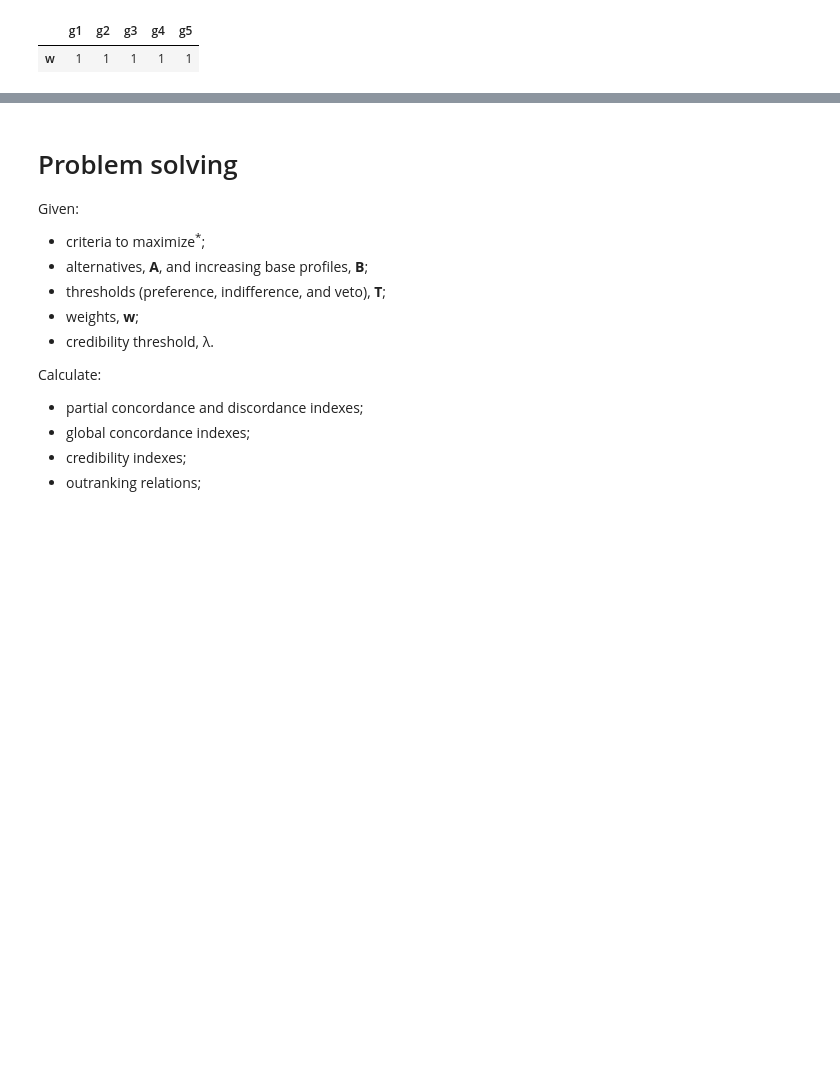
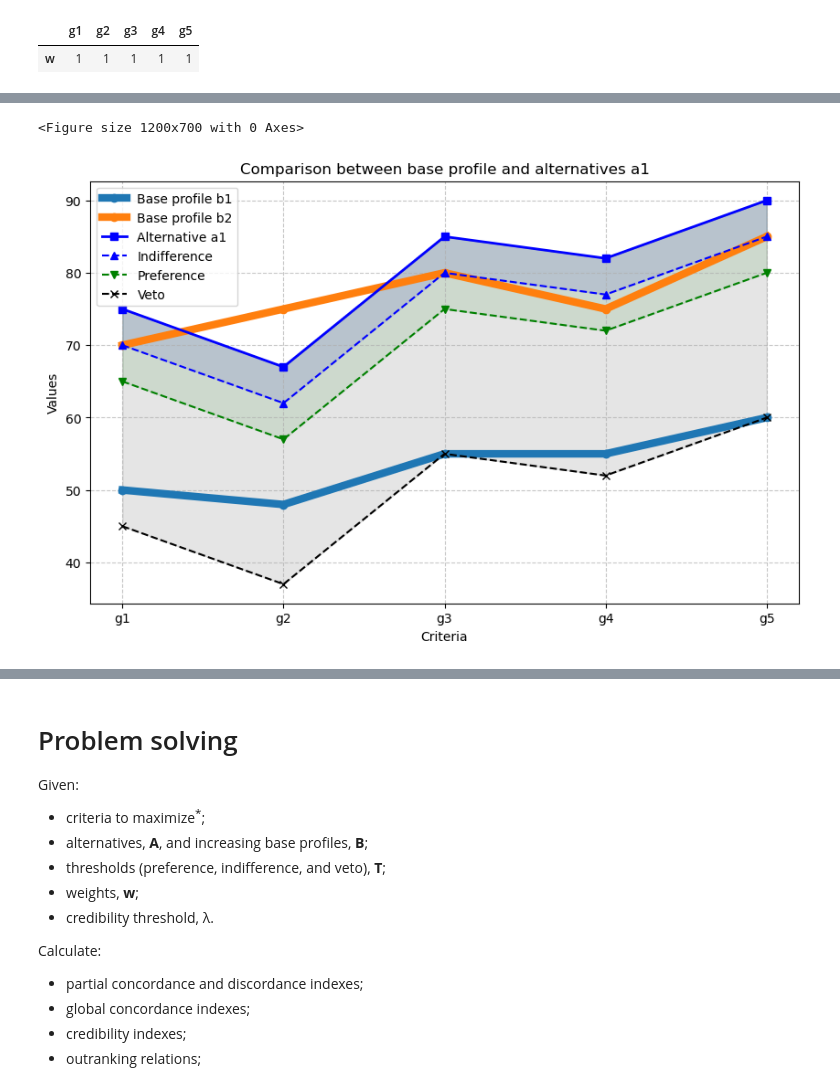
Before and after one commit to cghiaus/ELECTRE_Tri, a Jupyter notebook: docs/explanation/electre_tri-b_explained.ipynb, the cells around one changed output, grey strips where cells are left out. Saved outputs shown, nothing was run; the diff lists cells and outputs as text; code cells hidden in the pictures; blank space fills up the shorter version.

```diff
--- a/docs/explanation/electre_tri-b_explained.ipynb
+++ b/docs/explanation/electre_tri-b_explained.ipynb
@@ -163,0 +178,5 @@ credibility_threshold = 0.7
+# %%
+et.plot_base_profiles_vs_alternative(B, A.iloc[0], T)
+# %% [output]
+<Figure size 1200x700 with 0 Axes>
+[figure, added]
```
Also changed, not shown: parts of 14 cells of this notebook, 3 other files.
